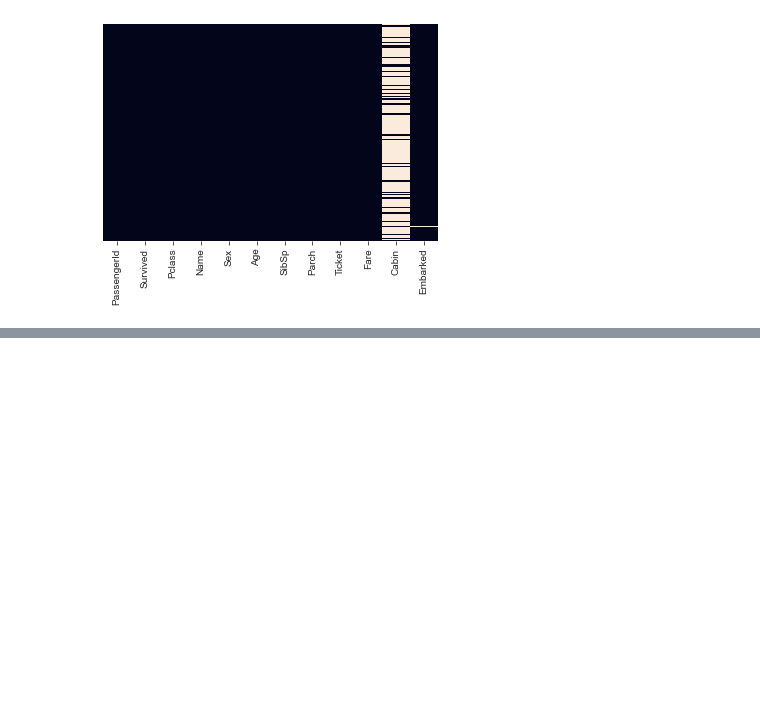
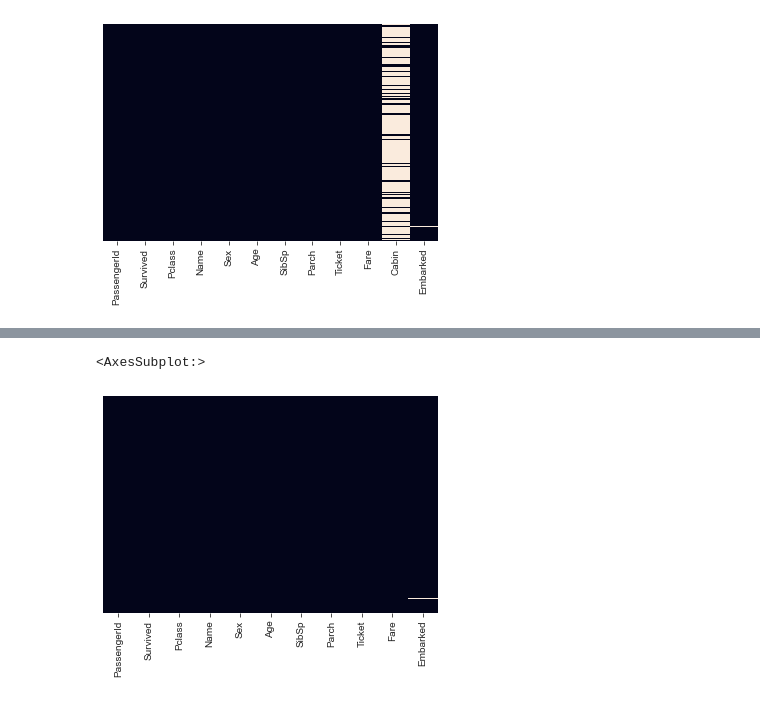
Before and after one commit to MIDAS-26/DS_ML, a Jupyter notebook: ML/LogisticRegression.ipynb, the cells around one changed output, grey strips where cells are left out. Cells and saved outputs as stored; diff of their text form; code cells hidden in the pictures; blank space fills up the shorter version.

```diff
--- a/ML/LogisticRegression.ipynb
+++ b/ML/LogisticRegression.ipynb
@@ -81,3 +81,7 @@ sns.heatmap(train.isnull(), yticklabels=False, cbar=False)
 # %% [output]
 <AxesSubplot:>
 [figure]
+# %%
+#cabin column has too many null values, so it can't be predicted and isn't useful to us
+#hence we drop the column
+train.drop('Cabin', axis=1, inplace=True)
@@ -83,0 +97,5 @@ sns.heatmap(train.isnull(), yticklabels=False, cbar=False)
+# %%
+sns.heatmap(train.isnull(), yticklabels=False, cbar=False)
+# %% [output]
+<AxesSubplot:>
+[figure, added]
```
Also changed, not shown: parts of 14 cells of this notebook.
